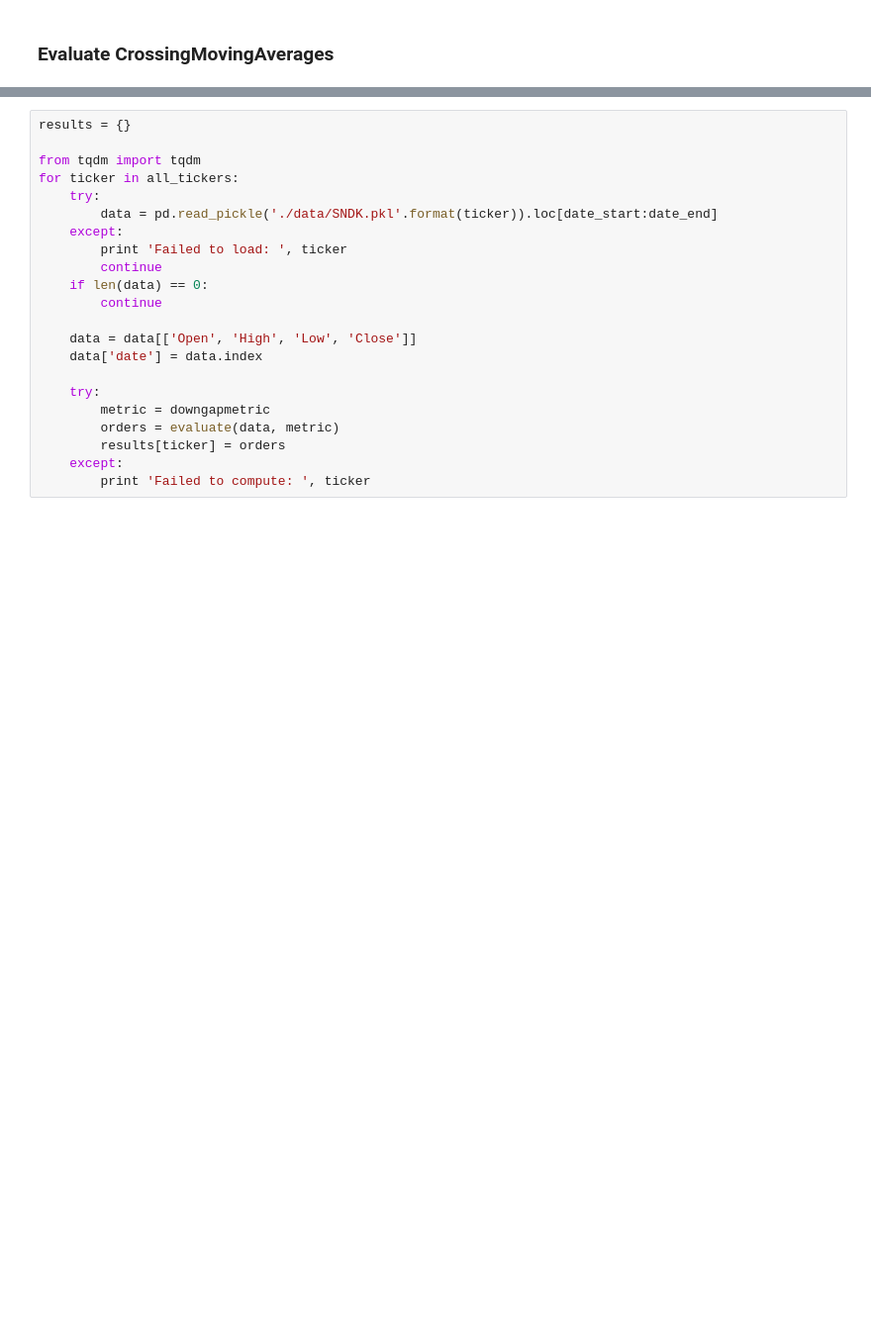
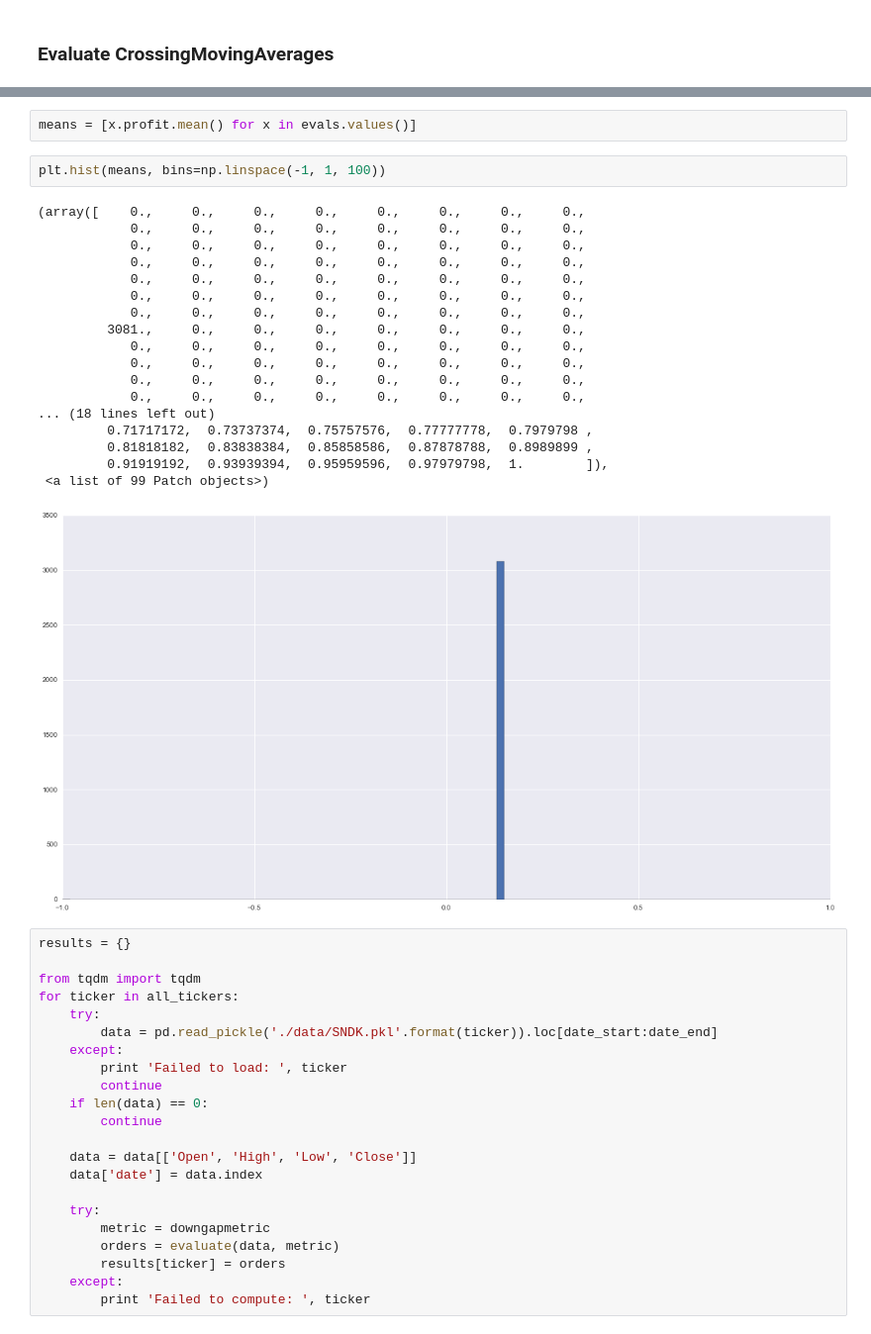
Before and after one commit to jayhack/N472JW, a Jupyter notebook: Exploration.ipynb, the cells around one changed output, grey strips where cells are left out. Shown at 99% size. Cells and saved outputs as stored; diff of their text form; blank space fills up the shorter version.

```diff
--- a/Exploration.ipynb
+++ b/Exploration.ipynb
@@ -122,3 +179,26 @@ orders = metric(data)
+# %%
+means = [x.profit.mean() for x in evals.values()]
+# %%
+plt.hist(means, bins=np.linspace(-1, 1, 100))
+# %% [output]
+(array([    0.,     0.,     0.,     0.,     0.,     0.,     0.,     0.,
+            0.,     0.,     0.,     0.,     0.,     0.,     0.,     0.,
+            0.,     0.,     0.,     0.,     0.,     0.,     0.,     0.,
+            0.,     0.,     0.,     0.,     0.,     0.,     0.,     0.,
+            0.,     0.,     0.,     0.,     0.,     0.,     0.,     0.,
+            0.,     0.,     0.,     0.,     0.,     0.,     0.,     0.,
+            0.,     0.,     0.,     0.,     0.,     0.,     0.,     0.,
+         3081.,     0.,     0.,     0.,     0.,     0.,     0.,     0.,
+            0.,     0.,     0.,     0.,     0.,     0.,     0.,     0.,
+            0.,     0.,     0.,     0.,     0.,     0.,     0.,     0.,
+            0.,     0.,     0.,     0.,     0.,     0.,     0.,     0.,
+            0.,     0.,     0.,     0.,     0.,     0.,     0.,     0.,
+... (18 lines left out)
+         0.71717172,  0.73737374,  0.75757576,  0.77777778,  0.7979798 ,
+         0.81818182,  0.83838384,  0.85858586,  0.87878788,  0.8989899 ,
+         0.91919192,  0.93939394,  0.95959596,  0.97979798,  1.        ]),
+ <a list of 99 Patch objects>)
+[figure, added]
 # %%
 results = {}
 
```
Also changed, not shown: parts of 10 cells of this notebook.
